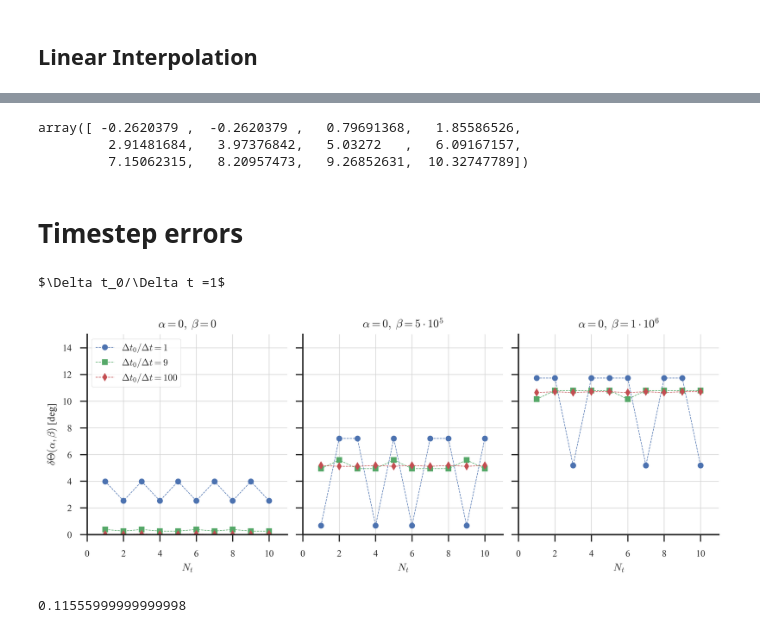
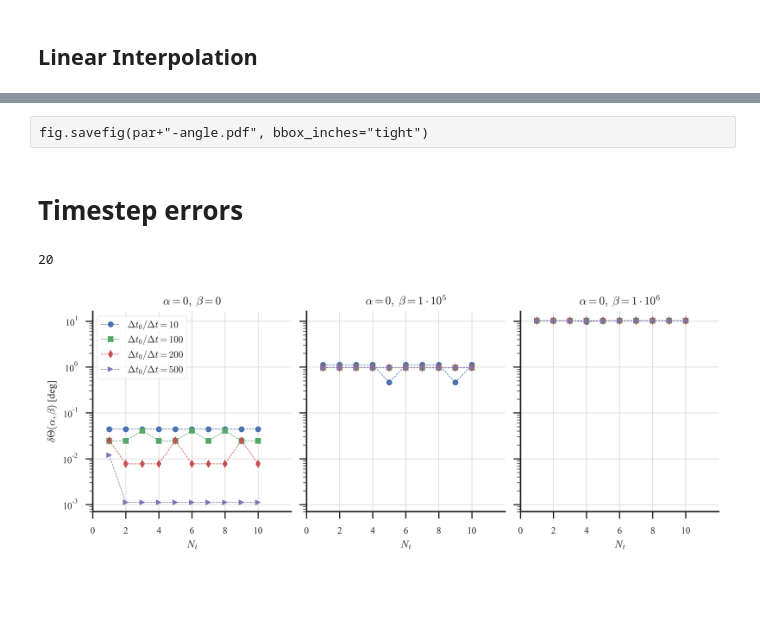
Before and after one commit to ckoerber/mercury-numerical, a Jupyter notebook: analysis/Figures.ipynb, the cells around one changed output, grey strips where cells are left out. Saved outputs shown, nothing was run; the diff lists cells and outputs as text; code cells hidden in the pictures; blank space fills up the shorter version.

```diff
--- a/analysis/Figures.ipynb
+++ b/analysis/Figures.ipynb
@@ -102,8 +124,8 @@ rS/rM0 = 6.5e-08
 # %% [markdown]
 # Farming
 # %%
-dt_steps = [dt0/n for n in [1,10,100]]
-alphas   = np.linspace(1.e5, 1.e6, 10)
+dt_steps = [dt0/n for n in [1,10,100,200,500]]
+alphas   = np.array(list(np.linspace(1.e4, 1.e5, 10)) + list(np.linspace(2.e5, 1.e6, 9)))
 alphas   = np.insert(alphas, [0], [0])
 
 data = list()
@@ -113,7 +135,7 @@ alpha = 0.0
 for dt in dt_steps:
     for par in alphas:
         for alpha, beta in [(0.0, par),(par, 0.0)]:
-            angles = get_delta_Theta(dt, alpha=alpha, beta=beta)
+            angles, TM = get_delta_Theta(dt, alpha=alpha, beta=beta)
             data.append({
                 "dt": dt,
                 "alpha": alpha,
@@ -121,6 +143,7 @@ for dt in dt_steps:
                 "avg": np.average(angles),
                 "std": np.std(angles),
                 "angles": angles,
+                "TM": TM
             })
 
 df = pd.DataFrame(data)
@@ -162,7 +193,7 @@ a4h = cm2inch(297./10) #mm
 # %% [markdown]
 ## Linear Interpolation
 # %%
-df = pd.read_csv("mercury_orbit_analysis.csv")
+df = pd.read_csv("mercury_orbit_analysis_final.csv")
 # %%
 fig = plt.figure(figsize=(a4w*0.5, a4w*0.5), dpi=500)
 
@@ -171,10 +202,13 @@ fig = plt.figure(figsize=(a4w*0.5, a4w*0.5), dpi=500)
 notpar ="beta"
 par    ="alpha"
 
-tf = df.query("dt < 0.02 and {notpar}==0.0".format(notpar=notpar))
-m  = tf.query("{par}==1.e6".format(par=par))["avg"].as_matrix()[0]/1.e6
+dt  = dt0 / 200
+val = 1.e5
 
-alpha_lin = np.linspace(0,1.e6,400)
+tf = df.query("dt == @dt and {notpar}==0.0".format(notpar=notpar))
+m  = tf.query("{par}==@val".format(par=par))["avg"].as_matrix()[0]/val
+
+alpha_lin = np.linspace(0,val,400)
 theta_lin = m*alpha_lin
 
 ax = fig.gca()
@@ -194,20 +228,19 @@ fit_label=r"$\delta \Theta(\alpha {alphaval},\beta {betaval}) = {base:1.3f} \cdo
 
 ax.errorbar(tf[par], tf["avg"], tf["std"], marker="o", linestyle="None", label="Data")
 ax.plot(alpha_lin, theta_lin, label=fit_label)
-
-ax.plot()
+#ax.plot(tf[par], tf["avg"],  marker="o", linestyle="None", label="Data")
 
 ax.grid(color='lightgray', linestyle='-', linewidth=0.5)
 
 sns.despine()
 
-ax.set_xlim(0, 1.1e6)
-ax.set_ylim(0,10.5)
+ax.set_xlim(0, val*1.1)
+ax.set_ylim(0,1)
 
 ax.set_ylabel(r"$\delta \Theta(\alpha, \beta)$ [deg]".format(par=par))
 ax.set_xlabel(r"$\{par}$".format(par=par))
 
-ax.set_xticklabels(["$0$"]+["${n}\cdot10^{{5}}$".format(n=n) for n in range(2,10,2)]+["$10^{6}$"])
+ax.set_xticklabels(["$0$"]+["${n}\cdot10^{{4}}$".format(n=n) for n in range(2,10,2)]+["$10^{5}$"])
 
 ax.legend(loc="upper left", frameon=True)
 
@@ -282,15 +250,11 @@ strong multicollinearity or other numerical problems.
-# %%
-wls_fit.predict()
-# %% [output]
-array([ -0.2620379 ,  -0.2620379 ,   0.79691368,   1.85586526,
-         2.91481684,   3.97376842,   5.03272   ,   6.09167157,
-         7.15062315,   8.20957473,   9.26852631,  10.32747789])
+# %% [raw]
+fig.savefig(par+"-angle.pdf", bbox_inches="tight")
 # %% [markdown]
 # Timestep errors
-# %%
-print(r"$\Delta t_0/\Delta t ={0}$".format(int(dt0/dt)))
-# %% [output]
-$\Delta t_0/\Delta t =1$
+# %%
+len(df["beta"].unique())
+# %% [output]
+20
 # %%
 fig, axs = plt.subplots(figsize=(a4w, a4w/2.5), dpi=500, ncols=3, nrows=1, sharex=True, sharey=True)
 
@@ -300,12 +264,12 @@ par    ="beta"
 notpar ="alpha"
 
 markers = {
-    0: "o", 1:"s", 2:"d",
+    0: "o", 1:"s", 2:"d", 3: ">", 4:"<",
 }
 
-for nax, (alpha, ax) in enumerate(zip(df[par].unique()[[0,5,10]], axs)):
+for nax, (alpha, ax) in enumerate(zip(df[par].unique()[[0,10,19]], axs)):
     ax.set_xlabel(r"$N_t$")
-    for ndt, dt in enumerate(df["dt"].unique()):
+    for ndt, dt in enumerate(df["dt"].unique()[1:]):
         tf = df.query("dt == @dt and {par} == @alpha and {notpar} == 0".format(par=par, notpar=notpar))
         ind = tf.index[0]
         try:
@@ -316,40 +280,38 @@ for nax, (alpha, ax) in enumerate(zip(df[par].unique()[[0,5,10]], axs)):
             range(1,11),
             angles,
             marker=markers[ndt], ms=5,
             linestyle="--",
             lw=0.5,
-            label=r"$\Delta t_0/\Delta t ={0}$".format(int(dt0/dt))
+            label=r"$\Delta t_0/\Delta t ={0}$".format(ceil(dt0/dt))
         )
         if alpha==0:
             title=r"$\{notpar} = 0, \; \{par} = 0$".format(par=par, notpar=notpar)
         else:
             title=r"$\{notpar} = 0, \; \{par} = {0:1.0e}$".format(alpha, par=par, notpar=notpar)
 
         ax.set_title(re.sub("([0-9]+)e\+0([0-9]+)","\g<1> \cdot 10^{\g<2>}",title))
         ax.grid(color='lightgray', linestyle='-', linewidth=0.5)
         ax.set_xticks([0,2,4,6,8,10])
+        ax.set_yscale("log")
 
 
 
 sns.despine()
 
-ax.set_xlim(0, 11)
-ax.set_ylim(0,15)
+ax.set_xlim(0, 12)
+#ax.set_ylim(0,15)
+
 
 axs[0].set_ylabel(r"$\delta \Theta(\alpha, \beta)$ [deg]")
 for n in range(1,4):
     pass#plt.setp(axs[n].get_yticklabels(),visible=False)
 
 axs[0].legend(loc="upper left", frameon=True, fontsize="small")
 
 plt.tight_layout()
 
 plt.show(fig)
 # %% [output]
-[figure, old version]
+[figure, new version]
 # %%
 fig.savefig("angular-variaton.pdf", bbox_inches="tight")
-# %%
-10.7/1.e6*3 * 3600
-# %% [output]
-0.11555999999999998
```
Also changed, not shown: parts of 17 cells of this notebook, 9 other files.
